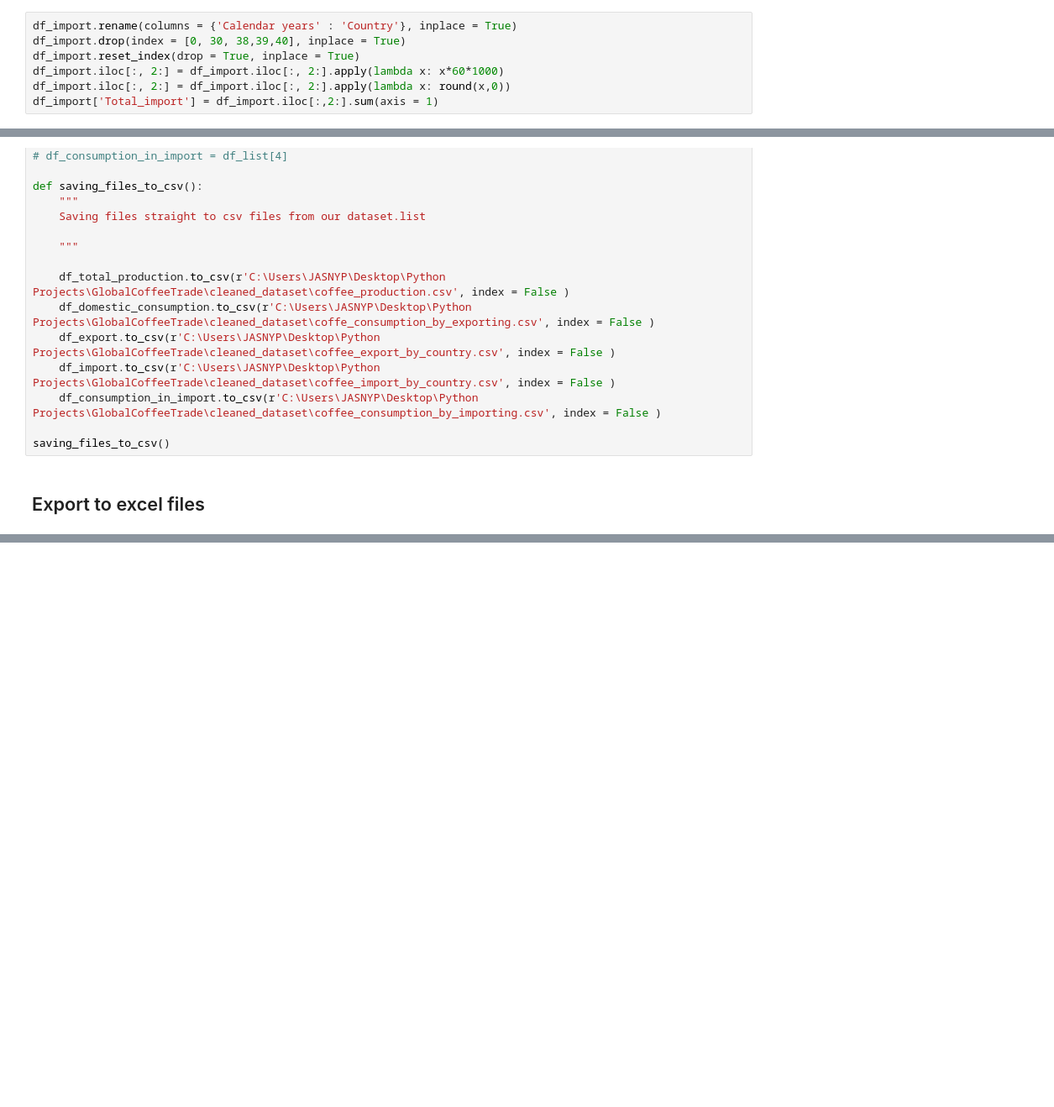
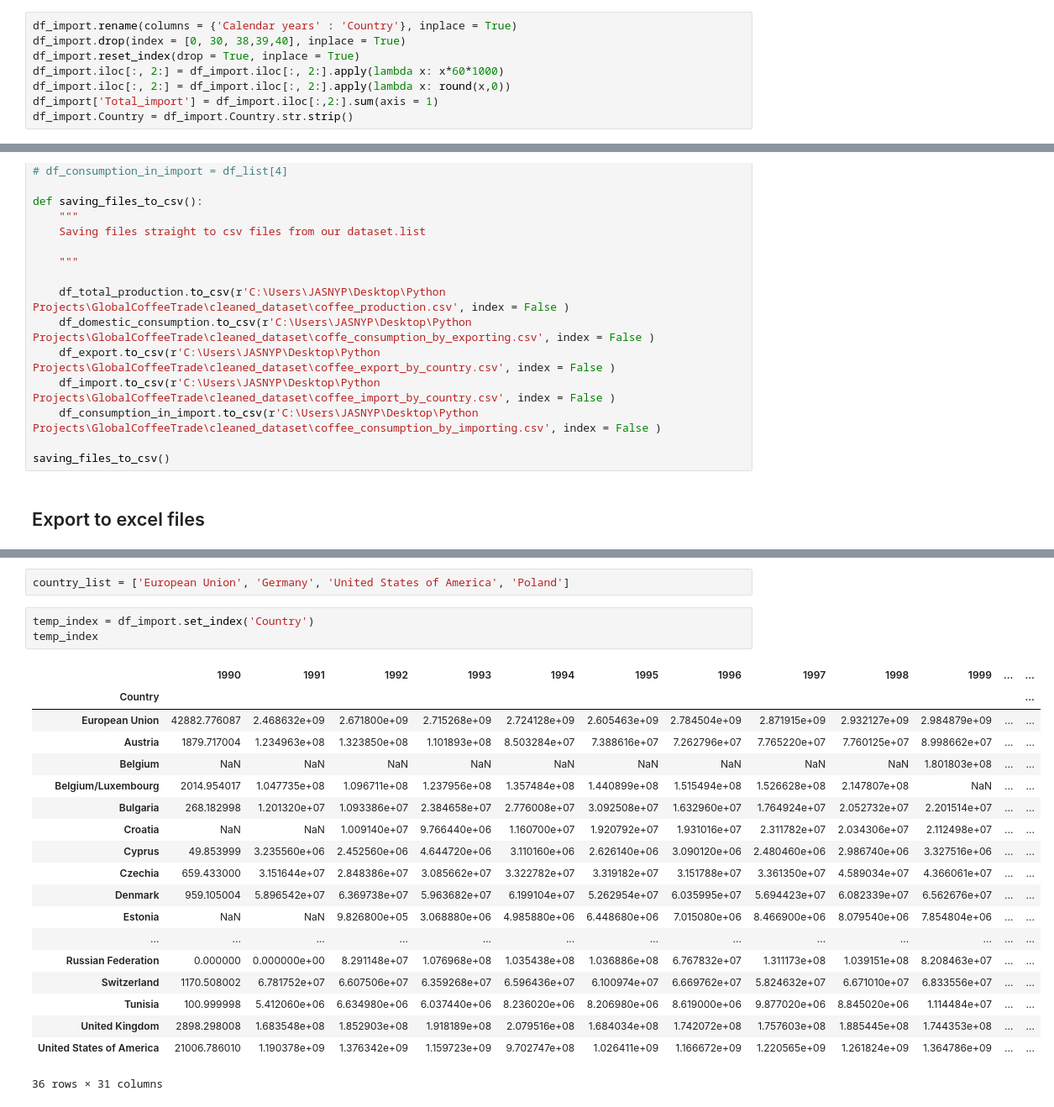
Before and after one commit to pawel-jasnowski/GlobalCoffeeTrade, a Jupyter notebook: coffee_trade.ipynb, the cells around one changed output, grey strips where cells are left out. Shown at 84% size. Saved outputs shown, nothing was run; the diff lists cells and outputs as text; blank space fills up the shorter version.

```diff
--- a/coffee_trade.ipynb
+++ b/coffee_trade.ipynb
@@ -169,6 +169,7 @@ df_import.reset_index(drop = True, inplace = True)
 df_import.iloc[:, 2:] = df_import.iloc[:, 2:].apply(lambda x: x*60*1000)
 df_import.iloc[:, 2:] = df_import.iloc[:, 2:].apply(lambda x: round(x,0))
 df_import['Total_import'] = df_import.iloc[:,2:].sum(axis = 1)
+df_import.Country = df_import.Country.str.strip()
 # %%
 df_import.tail()
 # %% [output]
@@ -247,0 +272,25 @@ saving_files_to_excel()
+# %%
+country_list = ['European Union', 'Germany', 'United States of America', 'Poland']
+# %%
+temp_index = df_import.set_index('Country')
+temp_index
+# %% [output]
+|  | 1990 | 1991 | 1992 | 1993 | 1994 | 1995 | 1996 | 1997 | 1998 | 1999 | ... | ... |
+| Country |  |  |  |  |  |  |  |  |  |  |  | ... |
+| European Union | 42882.776087 | 2.468632e+09 | 2.671800e+09 | 2.715268e+09 | 2.724128e+09 | 2.605463e+09 | 2.784504e+09 | 2.871915e+09 | 2.932127e+09 | 2.984879e+09 | ... | ... |
+| Austria | 1879.717004 | 1.234963e+08 | 1.323850e+08 | 1.101893e+08 | 8.503284e+07 | 7.388616e+07 | 7.262796e+07 | 7.765220e+07 | 7.760125e+07 | 8.998662e+07 | ... | ... |
+| Belgium | NaN | NaN | NaN | NaN | NaN | NaN | NaN | NaN | NaN | 1.801803e+08 | ... | ... |
+| Belgium/Luxembourg | 2014.954017 | 1.047735e+08 | 1.096711e+08 | 1.237956e+08 | 1.357484e+08 | 1.440899e+08 | 1.515494e+08 | 1.526628e+08 | 2.147807e+08 | NaN | ... | ... |
+| Bulgaria | 268.182998 | 1.201320e+07 | 1.093386e+07 | 2.384658e+07 | 2.776008e+07 | 3.092508e+07 | 1.632960e+07 | 1.764924e+07 | 2.052732e+07 | 2.201514e+07 | ... | ... |
+| Croatia | NaN | NaN | 1.009140e+07 | 9.766440e+06 | 1.160700e+07 | 1.920792e+07 | 1.931016e+07 | 2.311782e+07 | 2.034306e+07 | 2.112498e+07 | ... | ... |
+| Cyprus | 49.853999 | 3.235560e+06 | 2.452560e+06 | 4.644720e+06 | 3.110160e+06 | 2.626140e+06 | 3.090120e+06 | 2.480460e+06 | 2.986740e+06 | 3.327516e+06 | ... | ... |
+| Czechia | 659.433000 | 3.151644e+07 | 2.848386e+07 | 3.085662e+07 | 3.322782e+07 | 3.319182e+07 | 3.151788e+07 | 3.361350e+07 | 4.589034e+07 | 4.366061e+07 | ... | ... |
+| Denmark | 959.105004 | 5.896542e+07 | 6.369738e+07 | 5.963682e+07 | 6.199104e+07 | 5.262954e+07 | 6.035995e+07 | 5.694423e+07 | 6.082339e+07 | 6.562676e+07 | ... | ... |
+| Estonia | NaN | NaN | 9.826800e+05 | 3.068880e+06 | 4.985880e+06 | 6.448680e+06 | 7.015080e+06 | 8.466900e+06 | 8.079540e+06 | 7.854804e+06 | ... | ... |
+| ... | ... | ... | ... | ... | ... | ... | ... | ... | ... | ... | ... | ... |
+| Russian Federation | 0.000000 | 0.000000e+00 | 8.291148e+07 | 1.076968e+08 | 1.035438e+08 | 1.036886e+08 | 6.767832e+07 | 1.311173e+08 | 1.039151e+08 | 8.208463e+07 | ... | ... |
+| Switzerland | 1170.508002 | 6.781752e+07 | 6.607506e+07 | 6.359268e+07 | 6.596436e+07 | 6.100974e+07 | 6.669762e+07 | 5.824632e+07 | 6.671010e+07 | 6.833556e+07 | ... | ... |
+| Tunisia | 100.999998 | 5.412060e+06 | 6.634980e+06 | 6.037440e+06 | 8.236020e+06 | 8.206980e+06 | 8.619000e+06 | 9.877020e+06 | 8.845020e+06 | 1.114484e+07 | ... | ... |
+| United Kingdom | 2898.298008 | 1.683548e+08 | 1.852903e+08 | 1.918189e+08 | 2.079516e+08 | 1.684034e+08 | 1.742072e+08 | 1.757603e+08 | 1.885445e+08 | 1.744353e+08 | ... | ... |
+| United States of America | 21006.786010 | 1.190378e+09 | 1.376342e+09 | 1.159723e+09 | 9.702747e+08 | 1.026411e+09 | 1.166672e+09 | 1.220565e+09 | 1.261824e+09 | 1.364786e+09 | ... | ... |
+36 rows × 31 columns
```
Also changed, not shown: parts of 5 cells of this notebook, 1 other file.
